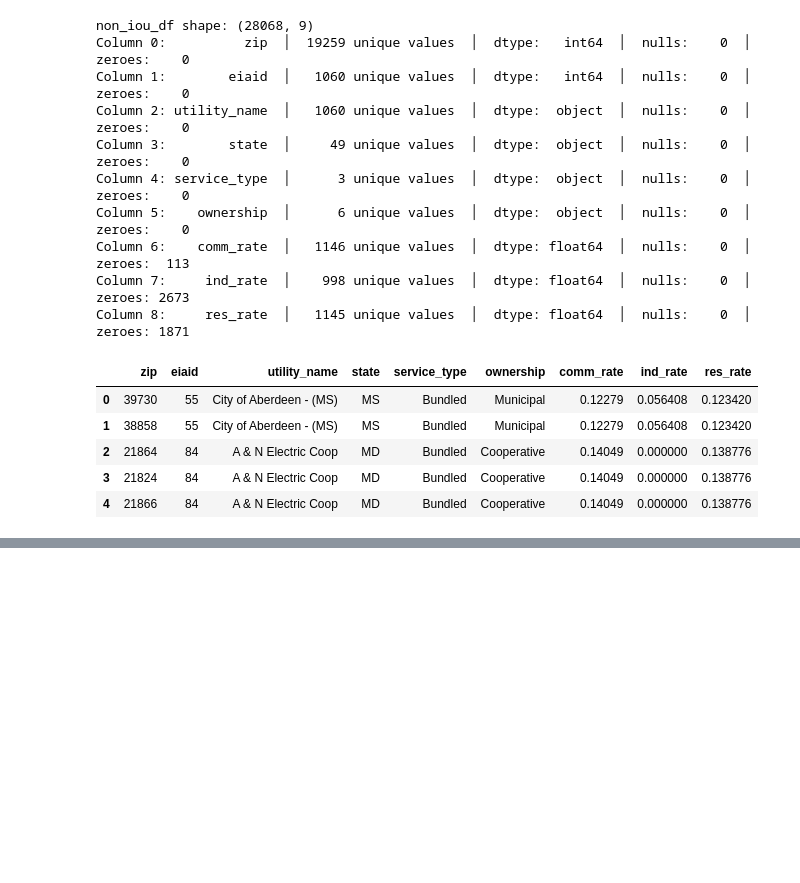
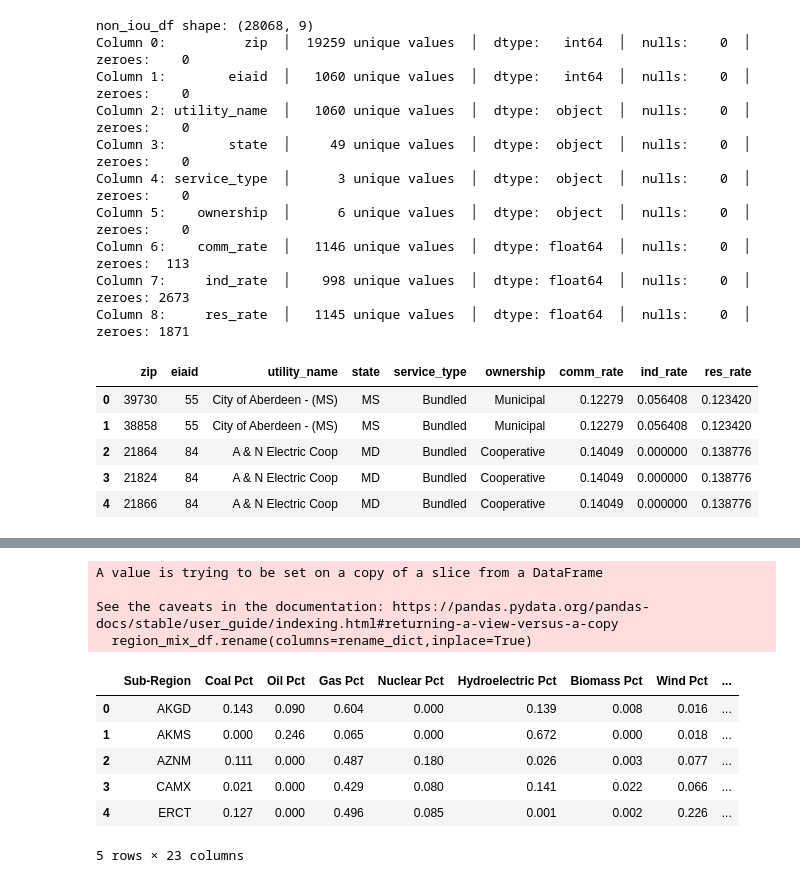
Before and after one commit to jcraciun/watts-the-cost-DATASCI-207, a Jupyter notebook: Watt is the Cost Data Cleaning.ipynb, the cells around one changed output, grey strips where cells are left out. Cells and saved outputs as stored; diff of their text form; code cells hidden in the pictures; blank space fills up the shorter version.

```diff
--- a/Watt is the Cost Data Cleaning.ipynb
+++ b/Watt is the Cost Data Cleaning.ipynb
@@ -41,24 +98,9 @@ c:\Users\Roe 2019\Documents\GitHub\watts-the-cost-DATASCI-207\data
 ################
 #Clean income_df
 ################
-
 #Make copies to play with
 income_df = income_df_raw.copy()
 
-#promote first row to headers
-
-#set headers to first row
-income_df.columns = income_df.iloc[0]
-
-#Keep everything from the second row onwards
-income_df = income_df[1:]
-
-#Reset the row numbers (index) back to starting at 0
-income_df.reset_index(drop=True, inplace=True)
-
-#Clear the name of the columns axis (removes the leftover '0' index label)
-income_df.columns.name = None
-
 print_df_detail(income_df, "income_df")
 # %% [output]
 income_df shape: (33772, 131)
@@ -306,0 +571,45 @@ Column 8:     res_rate  │   1145 unique values  │  dtype: float64  │  null
+# %%
+################
+#Clean region_source_mix
+################
+
+region_source_mix_df = region_source_mix_df_raw.copy()
+
+target_col_indices = [1] + list(range(129, 140)) + list(range(158, 169))
+region_mix_df = region_source_mix_df.iloc[:, target_col_indices]
+
+rename_substring_map = {
+    'PR':'Pct',
+	'SUBRGN':'Sub-Region',
+	'SR':'',
+	'NB':'Non-Base ',
+	'CL': 'Coal ',
+	'OL': 'Oil ',
+	'GS': 'Gas ',
+	'NC': 'Nuclear ',
+	'HY': 'Hydroelectric ',
+	'BM': 'Biomass ',
+	'GT': 'Geothermal ',
+	'WI': 'Wind ',
+	'SO': 'Solar ',
+	'OF': 'Other Fossil ',
+	'OP': 'Other Unknown '
+
+}
+rename_dict = {}
+for column in region_mix_df.columns.copy():
+	new_column_name = column
+	for old_substr, new_substr in rename_substring_map.items():
+		if old_substr in new_column_name:
+			new_column_name = new_column_name.replace(old_substr, new_substr)
+	while '__' in new_column_name:
+		new_column_name = new_column_name.replace('__','_')
+	new_column_name = new_column_name.strip('_')
+	rename_dict[column] = new_column_name.strip()
+
+region_mix_df.rename(columns=rename_dict,inplace=True)
+
+
+region_mix_df_final = region_mix_df.dropna()
+print_df_detail(region_mix_df_final)
+# %% [output]
@@ -306,0 +633,11 @@ Column 8:     res_rate  │   1145 unique values  │  dtype: float64  │  null
+A value is trying to be set on a copy of a slice from a DataFrame
+
+See the caveats in the documentation: https://pandas.pydata.org/pandas-docs/stable/user_guide/indexing.html#returning-a-view-versus-a-copy
+  region_mix_df.rename(columns=rename_dict,inplace=True)
+|  | Sub-Region | Coal Pct | Oil Pct | Gas Pct | Nuclear Pct | Hydroelectric Pct | Biomass Pct | Wind Pct | ... |
+| 0 | AKGD | 0.143 | 0.090 | 0.604 | 0.000 | 0.139 | 0.008 | 0.016 | ... |
+| 1 | AKMS | 0.000 | 0.246 | 0.065 | 0.000 | 0.672 | 0.000 | 0.018 | ... |
+| 2 | AZNM | 0.111 | 0.000 | 0.487 | 0.180 | 0.026 | 0.003 | 0.077 | ... |
+| 3 | CAMX | 0.021 | 0.000 | 0.429 | 0.080 | 0.141 | 0.022 | 0.066 | ... |
+| 4 | ERCT | 0.127 | 0.000 | 0.496 | 0.085 | 0.001 | 0.002 | 0.226 | ... |
+5 rows × 23 columns
```
Also changed, not shown: parts of 11 cells of this notebook.
